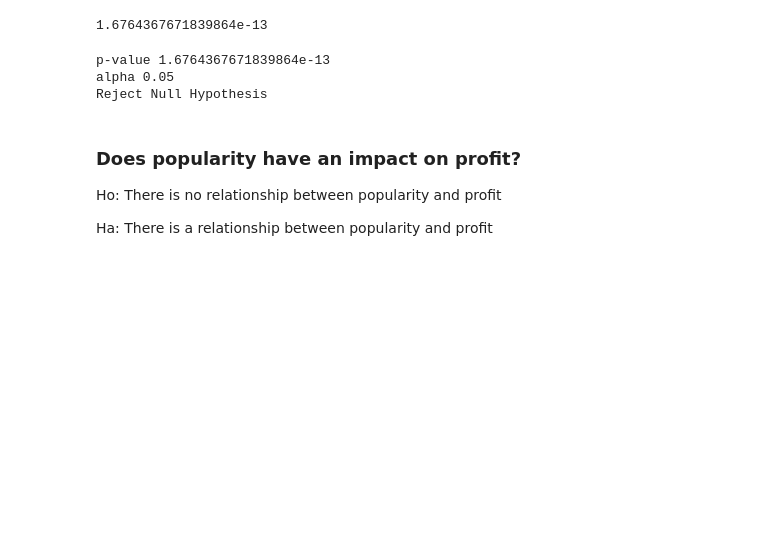
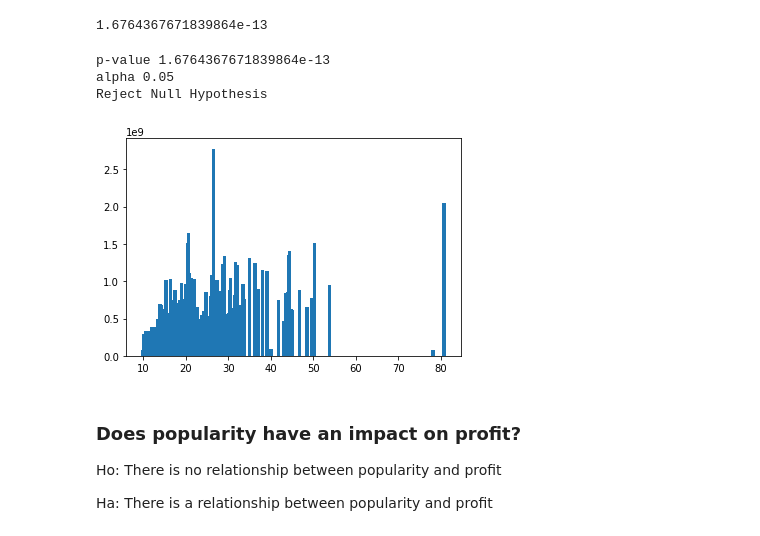
Before and after one commit to mfFrida/Capstone-Project-Semester-1, a Jupyter notebook: student.ipynb, the cells around one changed output. Cells and saved outputs as stored; diff of their text form; code cells hidden in the pictures; blank space fills up the shorter version.

```diff
--- a/student.ipynb
+++ b/student.ipynb
@@ -965,6 +944,19 @@ elif pval >= alpha:
 p-value 1.6764367671839864e-13
 alpha 0.05
 Reject Null Hypothesis
+# %%
+#graph visual of hypothesis test
+x = sample_movie_db['popularity']
+
+y = sample_movie_db['worldwide_gross']
+
+plt.bar(x, y)
+plt.xlabel('Movie Popularity')
+plt.ylabel('Worldwide Revenue')
+plt.title('Worldwide Revenue per Movie Popularit')
+plt.show()
+# %% [output]
+[figure, added]
 # %% [markdown]
 ### Does popularity have an impact on profit?
 
```
Also changed, not shown: parts of 13 cells of this notebook.
